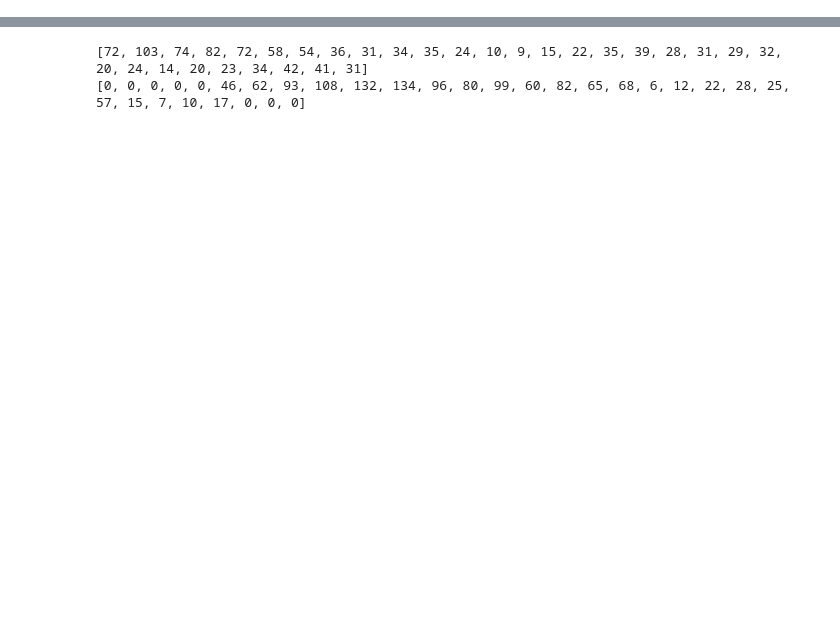
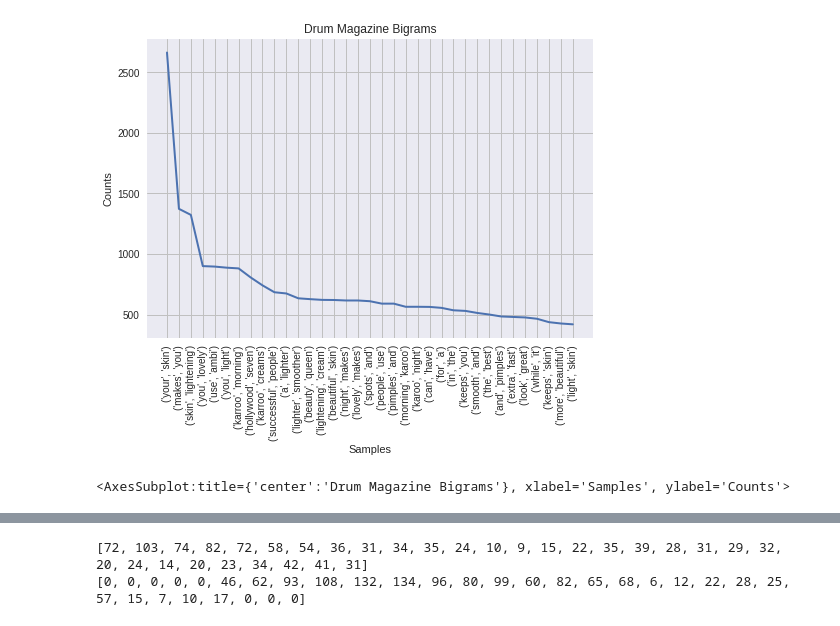
Before and after one commit to aaronmauro/skin_bleaching_ads, a Jupyter notebook: skin_bleaching_ads.ipynb, the cells around one changed output, grey strips where cells are left out. Cells and saved outputs as stored; diff of their text form; code cells hidden in the pictures; blank space fills up the shorter version.

```diff
--- a/skin_bleaching_ads.ipynb
+++ b/skin_bleaching_ads.ipynb
@@ -141,0 +218,3 @@ line_chart.render_to_file("ebony_term_counts_by_year.svg")
+# %%
+# Create an NLTK Text object
+drum_text_object = nltk.Text(drum_word_corpus)
@@ -141,0 +465,5 @@ line_chart.render_to_file("ebony_term_counts_by_year.svg")
+# %%
+# Most common bigram frequencies
+drum_bigram_list = list(nltk.bigrams(drum_text_object))
+drum_bigram_freqs = nltk.FreqDist(drum_bigram_list)
+pp.pprint(drum_bigram_freqs.most_common(75))
@@ -141,0 +488,5 @@ line_chart.render_to_file("ebony_term_counts_by_year.svg")
+# %%
+drum_bigram_freqs.plot(35, title="Drum Magazine Bigrams")
+# %% [output]
+[figure, added]
+<AxesSubplot:title={'center':'Drum Magazine Bigrams'}, xlabel='Samples', ylabel='Counts'>
```
Also changed, not shown: parts of 175 cells of this notebook, 41 other files.
